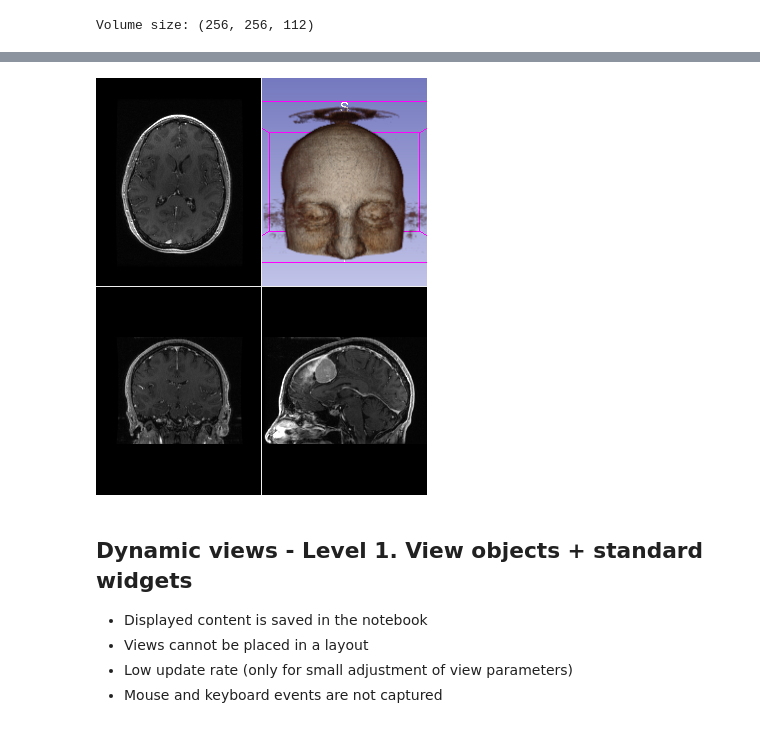
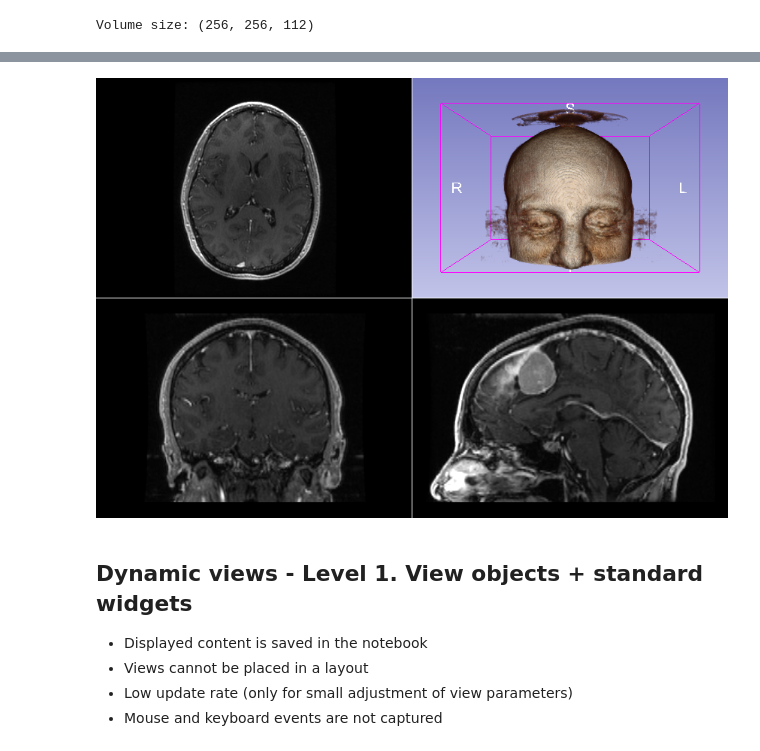
Before and after one commit to Slicer/SlicerNotebooks, a Jupyter notebook: 01_Data_loading_and_display.ipynb, the cells around one changed output, grey strips where cells are left out. Drawn from its saved outputs; the diff is of its cells as text; code cells hidden in the pictures.

```diff
--- a/01_Data_loading_and_display.ipynb
+++ b/01_Data_loading_and_display.ipynb
@@ -33,11 +34,12 @@ slicernb.ViewLightboxDisplay("Red", columns=5, rows=3, rangeShrink=[45,50])
 # %%
 # Enable 3D volume rendering
 slicernb.showVolumeRendering(volume)
 
 # Show slice and 3D views
+slicernb.AppWindow.setWindowSize(scale=0.7)  # Use a bit larger size, as we'll display 4 views
 slicernb.ViewDisplay("FourUp")  # You can also try: FourUp, OneUpRedSlice, OneUp3D
 # %% [output]
-[figure, old version]
+[figure, new version]
 # %% [markdown]
 ## Dynamic views - Level 1. View objects + standard widgets
 - Displayed content is saved in the notebook
```
Also changed, not shown: parts of 12 cells of this notebook, 4 other files.
